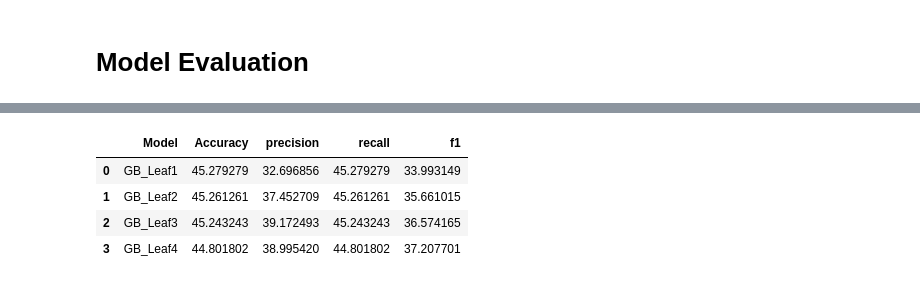
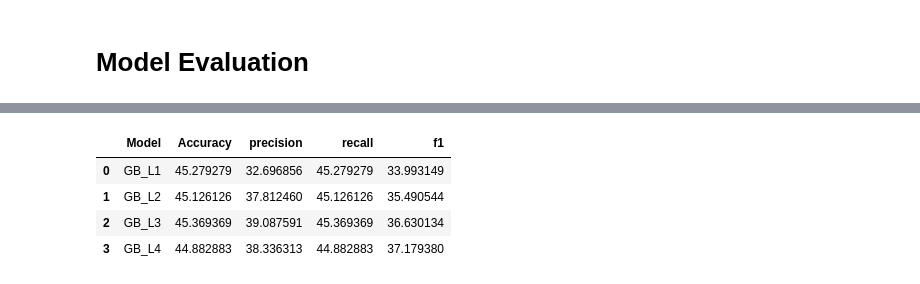
Before and after one commit to Srikhanth14/Data_Analysis_Projects, a Jupyter notebook: HealthCare_Resource_Optimization.ipynb, the cells around one changed output, grey strips where cells are left out. Drawn from its saved outputs; the diff is of its cells as text; code cells hidden in the pictures.

```diff
--- a/HealthCare_Resource_Optimization.ipynb
+++ b/HealthCare_Resource_Optimization.ipynb
@@ -307,8 +307,6 @@ Admission Type
 data['Admission Day'] = data['Date of Admission'].dt.day_name()
 data['Admission Month'] = data['Date of Admission'].dt.month
 data['Admission Year'] = data['Date of Admission'].dt.year
-data['Is_Weekend']=(data['Date of Admission'].dt.weekday >= 5).astype(int)
-data['Quarter']=data['Date of Admission'].dt.quarter
 # %%
 print("Unique values in Admission Year")
 print(data["Admission Year"].unique())
@@ -589,9 +552,9 @@ print(feature_importances)
 # %%
 Random_Forest_Models ={
-    'RF_Leaf1': RandomForestClassifier(n_estimators=300,random_state=2,max_depth=10,min_samples_split=10,min_samples_leaf=1),
-    'RF_Leaf2': RandomForestClassifier(n_estimators=300,random_state=2,max_depth=10,min_samples_split=10,min_samples_leaf=2),
-    'RF_Leaf3': RandomForestClassifier(n_estimators=300,random_state=2,max_depth=10,min_samples_split=10,min_samples_leaf=5),
-    'RF_Leaf4': RandomForestClassifier(n_estimators=300,random_state=2,max_depth=20,min_samples_split=20,min_samples_leaf=10)
+    'RF_L1': RandomForestClassifier(n_estimators=300,random_state=2,max_depth=10,min_samples_split=10,min_samples_leaf=1),
+    'RF_L2': RandomForestClassifier(n_estimators=300,random_state=2,max_depth=10,min_samples_split=10,min_samples_leaf=2),
+    'RF_L3': RandomForestClassifier(n_estimators=300,random_state=2,max_depth=10,min_samples_split=10,min_samples_leaf=5),
+    'RF_L4': RandomForestClassifier(n_estimators=300,random_state=2,max_depth=20,min_samples_split=20,min_samples_leaf=10)
     }
 
 Random_Results=[]
@@ -700,31 +608,31 @@ Confusion Matrix for RF_Leaf4:
 # %%
 Gradient_Models ={
-    'GB_Leaf1': GradientBoostingClassifier(n_estimators=300,learning_rate=0.01,random_state=2),
-    'GB_Leaf2': GradientBoostingClassifier(n_estimators=300,learning_rate=0.05,random_state=2),
-    'GB_Leaf3': GradientBoostingClassifier(n_estimators=300,learning_rate=0.10,random_state=2),
-    'GB_Leaf4': GradientBoostingClassifier(n_estimators=300,learning_rate=0.20,random_state=2)
+    'GB_L1': GradientBoostingClassifier(n_estimators=300,learning_rate=0.01,random_state=2),
+    'GB_L2': GradientBoostingClassifier(n_estimators=300,learning_rate=0.05,random_state=2),
+    'GB_L3': GradientBoostingClassifier(n_estimators=300,learning_rate=0.10,random_state=2),
+    'GB_L4': GradientBoostingClassifier(n_estimators=300,learning_rate=0.20,random_state=2)
     }
 
 Gradient_Models_Result=[]
 
 for model_name, model in Gradient_Models.items():
       model.fit(X_train, Y_train)
       Y_pred = model.predict(X_test)
       accuracy = accuracy_score(Y_test, Y_pred)*100
       precision = precision_score(Y_test, Y_pred, average='weighted',zero_division=0)*100
       recall = recall_score(Y_test, Y_pred, average='weighted',zero_division=0)*100
       f1 = f1_score(Y_test, Y_pred, average='weighted',zero_division=0)*100
       Gradient_Models_Result.append([model_name, accuracy,precision,recall,f1])
 
 # Create a DataFrame to store results
 Gradient_Models_df = pd.DataFrame(Gradient_Models_Result, columns=['Model', 'Accuracy','precision','recall','f1'])
 Gradient_Models_df
 # %% [output]
 |  | Model | Accuracy | precision | recall | f1 |
-| 0 | GB_Leaf1 | 45.279279 | 32.696856 | 45.279279 | 33.993149 |
-| 1 | GB_Leaf2 | 45.261261 | 37.452709 | 45.261261 | 35.661015 |
-| 2 | GB_Leaf3 | 45.243243 | 39.172493 | 45.243243 | 36.574165 |
-| 3 | GB_Leaf4 | 44.801802 | 38.995420 | 44.801802 | 37.207701 |
+| 0 | GB_L1 | 45.279279 | 32.696856 | 45.279279 | 33.993149 |
+| 1 | GB_L2 | 45.126126 | 37.812460 | 45.126126 | 35.490544 |
+| 2 | GB_L3 | 45.369369 | 39.087591 | 45.369369 | 36.630134 |
+| 3 | GB_L4 | 44.882883 | 38.336313 | 44.882883 | 37.179380 |
 # %%
 #Classification Report and Confusion Matrix for Each Model
 for model_name, model in Gradient_Models.items():
```
Also changed, not shown: parts of 17 cells of this notebook.
